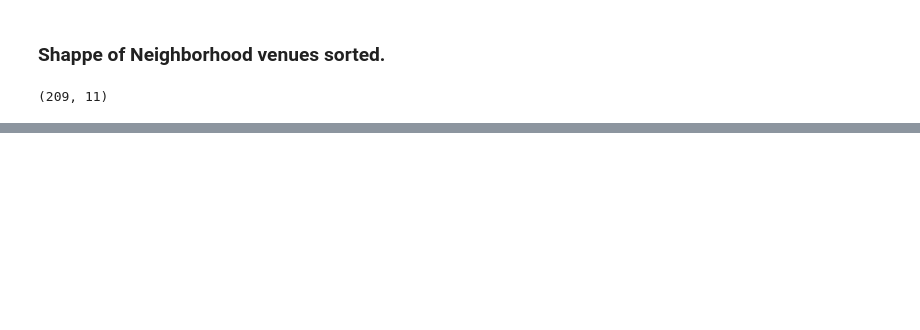
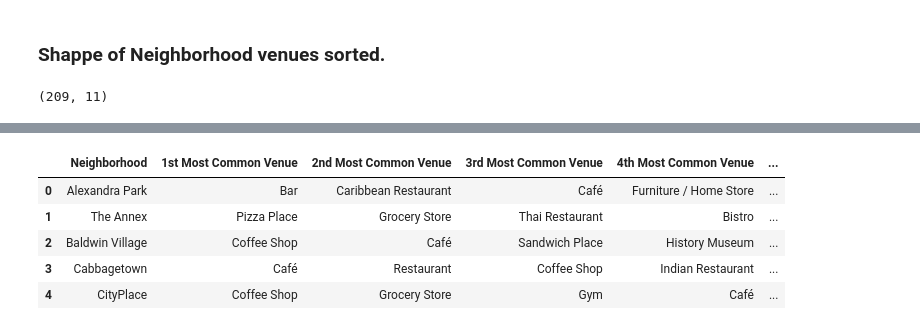
Before and after one commit to Diwura/Capstone-Project-IBM-, a Jupyter notebook: Ibm_project.ipynb, the cells around one changed output, grey strips where cells are left out. Cells and saved outputs as stored; diff of their text form; code cells hidden in the pictures; blank space fills up the shorter version.

```diff
--- a/Ibm_project.ipynb
+++ b/Ibm_project.ipynb
@@ -1110,0 +1368,9 @@ toronto_venues.to_csv('toronto_venues.csv', index=False)
+# %%
+toronto_Merged.loc[toronto_merged['Cluster Labels'] == 0, toronto_merged.columns[[1] + list(range(5, toronto_merged.shape[1]))]].head()
+# %% [output]
+|  | Neighborhood | 1st Most Common Venue | 2nd Most Common Venue | 3rd Most Common Venue | 4th Most Common Venue | ... |
+| 0 | Alexandra Park | Bar | Caribbean Restaurant | Café | Furniture / Home Store | ... |
+| 1 | The Annex | Pizza Place | Grocery Store | Thai Restaurant | Bistro | ... |
+| 2 | Baldwin Village | Coffee Shop | Café | Sandwich Place | History Museum | ... |
+| 3 | Cabbagetown | Café | Restaurant | Coffee Shop | Indian Restaurant | ... |
+| 4 | CityPlace | Coffee Shop | Grocery Store | Gym | Café | ... |
```
Also changed, not shown: parts of 50 cells of this notebook, 1 other file.
